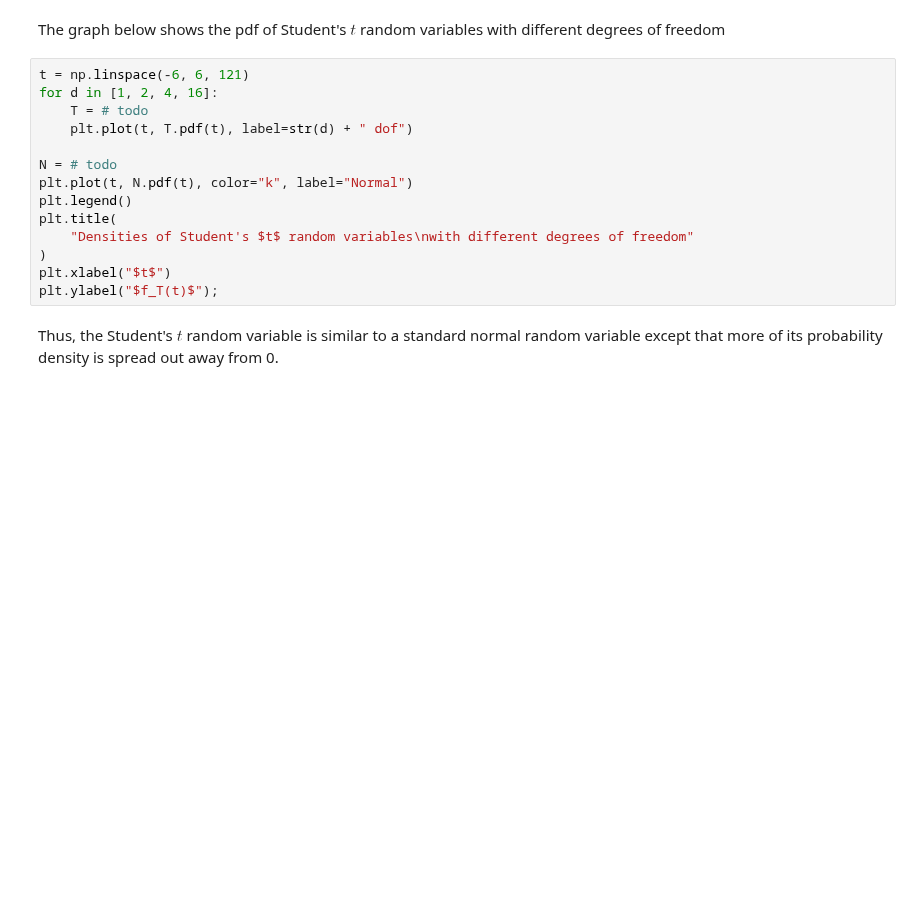
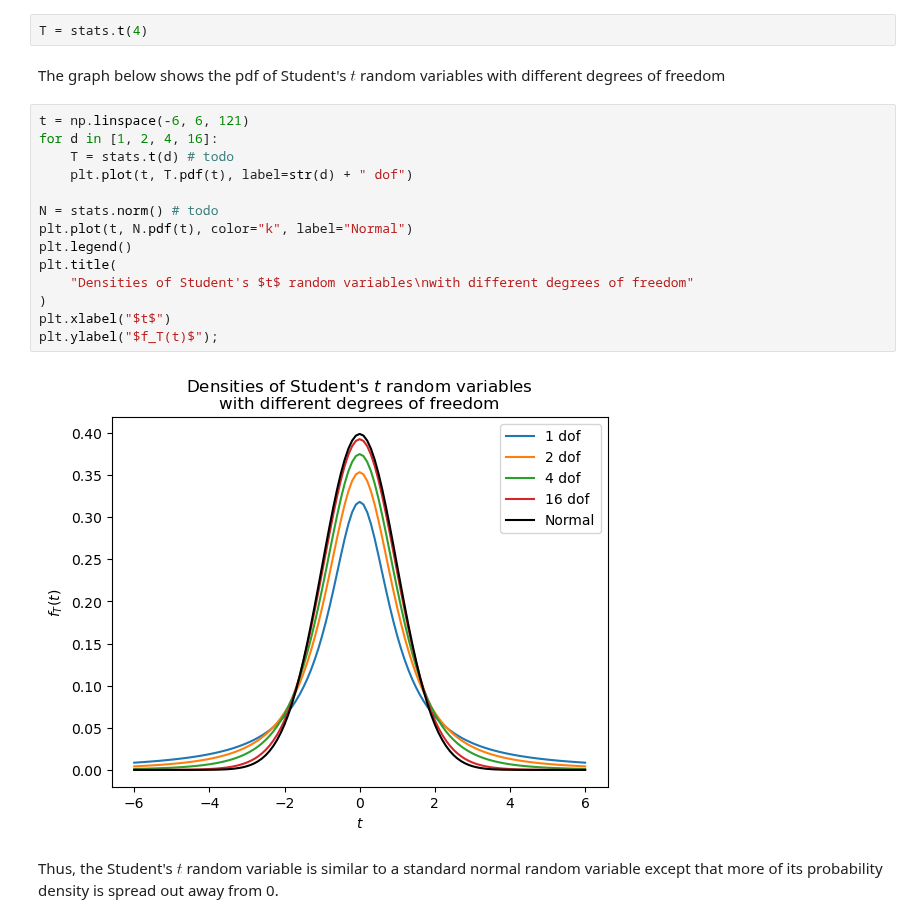
Before and after one commit to tyler-ruble/eel3850S25, a Jupyter notebook: lectures/lecture09-Inference/lecture09-estimator-in-class-edits.ipynb, the cells around one changed output. Cells and saved outputs as stored; diff of their text form; blank space fills up the shorter version.

```diff
--- a/lectures/lecture09-Inference/lecture09-estimator-in-class-edits.ipynb
+++ b/lectures/lecture09-Inference/lecture09-estimator-in-class-edits.ipynb
@@ -494,22 +497,26 @@ When $\nu \rightarrow \infty$, the Student's $t$ random variable converges to a
 The degree of freedom(dof) in a student's t distribution is the number of samples minus one.
 
 We can use SciPy.stats to create a standard Student's $t$ distribution by using `stats.t(dof)`:
+# %%
+T = stats.t(4)
 # %% [markdown]
 The graph below shows the pdf of Student's $t$ random variables with different degrees of freedom
 # %%
 t = np.linspace(-6, 6, 121)
 for d in [1, 2, 4, 16]:
-    T = # todo
+    T = stats.t(d) # todo
     plt.plot(t, T.pdf(t), label=str(d) + " dof")
 
-N = # todo
+N = stats.norm() # todo
 plt.plot(t, N.pdf(t), color="k", label="Normal")
 plt.legend()
 plt.title(
     "Densities of Student's $t$ random variables\nwith different degrees of freedom"
 )
 plt.xlabel("$t$")
 plt.ylabel("$f_T(t)$");
+# %% [output]
+[figure, added]
 # %% [markdown]
 Thus, the Student's $t$ random variable is similar to a standard normal random variable except that more of its probability density is spread out away from 0.
 # %% [markdown]
```
Also changed, not shown: parts of 17 cells of this notebook.
